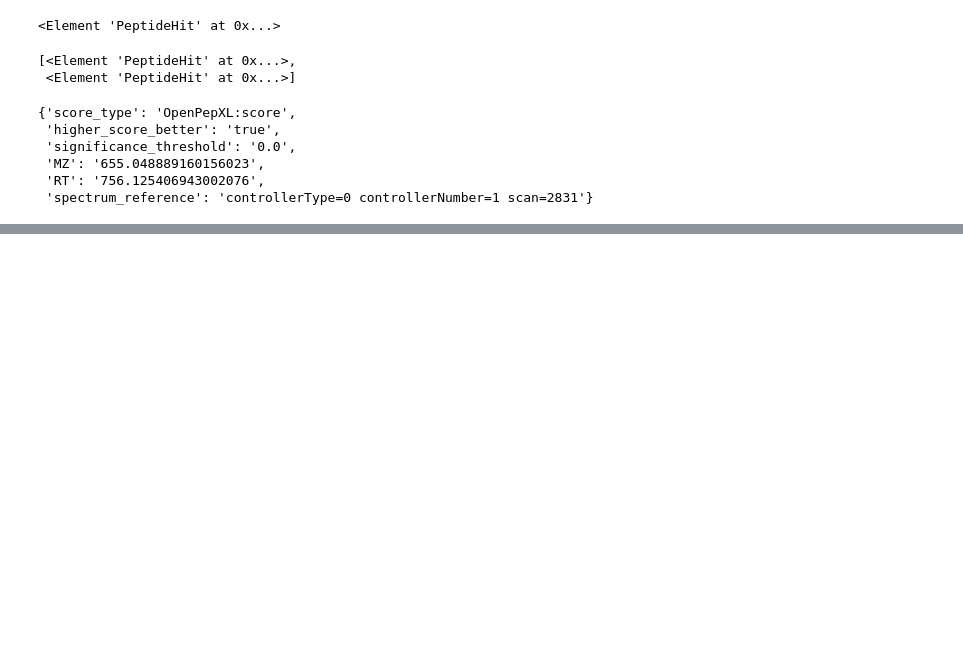
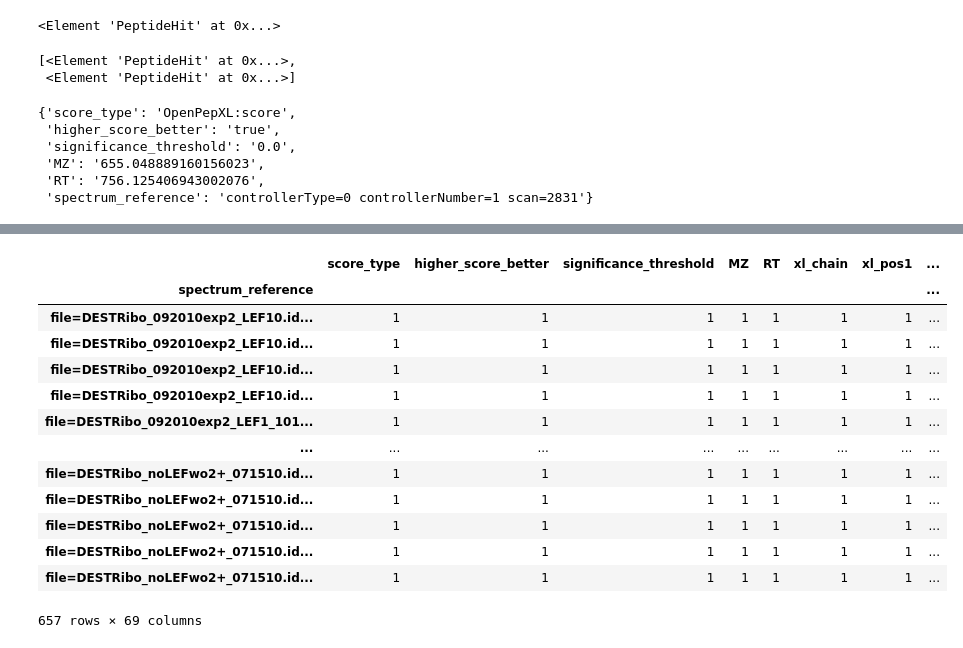
Before and after one commit to shawn-peng/xlms, a Jupyter notebook: python/plot_spectrum.ipynb, the cells around one changed output, grey strips where cells are left out. Cells and saved outputs as stored; diff of their text form; code cells hidden in the pictures; blank space fills up the shorter version.

```diff
--- a/python/plot_spectrum.ipynb
+++ b/python/plot_spectrum.ipynb
@@ -535,0 +696,3 @@ x.attrib
+# %%
+def remove_dup_pep(g):
+    return g.drop_duplicates(['sequence', 'sequence_beta'])
@@ -535,0 +765,2 @@ x.attrib
+# %%
+df = load_idxmls(f'ecoli_xl/*.idXML', '../results/openpepxllf/knime4.6/')
@@ -535,0 +809,12 @@ x.attrib
+# %%
+def sigle_left_after_remove_dup(df):
+    if len(df) == 1:
+        return None
+    df = remove_dup_pep(df)
+    if len(df) > 1:
+        return None
+    return df
+# %%
+spec_wdup = df.groupby('spectrum_reference').apply(sigle_left_after_remove_dup)
+spec_wdup.reset_index(drop = True, inplace = True)
+spec_wdup
@@ -535,0 +835,17 @@ x.attrib
+# %%
+spec_wdup.groupby('spectrum_reference').count()
+# %% [output]
+|  | score_type | higher_score_better | significance_threshold | MZ | RT | xl_chain | xl_pos1 | ... |
+| spectrum_reference |  |  |  |  |  |  |  | ... |
+| file=DESTRibo_092010exp2_LEF10.id... | 1 | 1 | 1 | 1 | 1 | 1 | 1 | ... |
+| file=DESTRibo_092010exp2_LEF10.id... | 1 | 1 | 1 | 1 | 1 | 1 | 1 | ... |
+| file=DESTRibo_092010exp2_LEF10.id... | 1 | 1 | 1 | 1 | 1 | 1 | 1 | ... |
+| file=DESTRibo_092010exp2_LEF10.id... | 1 | 1 | 1 | 1 | 1 | 1 | 1 | ... |
+| file=DESTRibo_092010exp2_LEF1_101... | 1 | 1 | 1 | 1 | 1 | 1 | 1 | ... |
+| ... | ... | ... | ... | ... | ... | ... | ... | ... |
+| file=DESTRibo_noLEFwo2+_071510.id... | 1 | 1 | 1 | 1 | 1 | 1 | 1 | ... |
+| file=DESTRibo_noLEFwo2+_071510.id... | 1 | 1 | 1 | 1 | 1 | 1 | 1 | ... |
+| file=DESTRibo_noLEFwo2+_071510.id... | 1 | 1 | 1 | 1 | 1 | 1 | 1 | ... |
+| file=DESTRibo_noLEFwo2+_071510.id... | 1 | 1 | 1 | 1 | 1 | 1 | 1 | ... |
+| file=DESTRibo_noLEFwo2+_071510.id... | 1 | 1 | 1 | 1 | 1 | 1 | 1 | ... |
+657 rows × 69 columns
```
Also changed, not shown: parts of 49 cells of this notebook, 8 other files.
